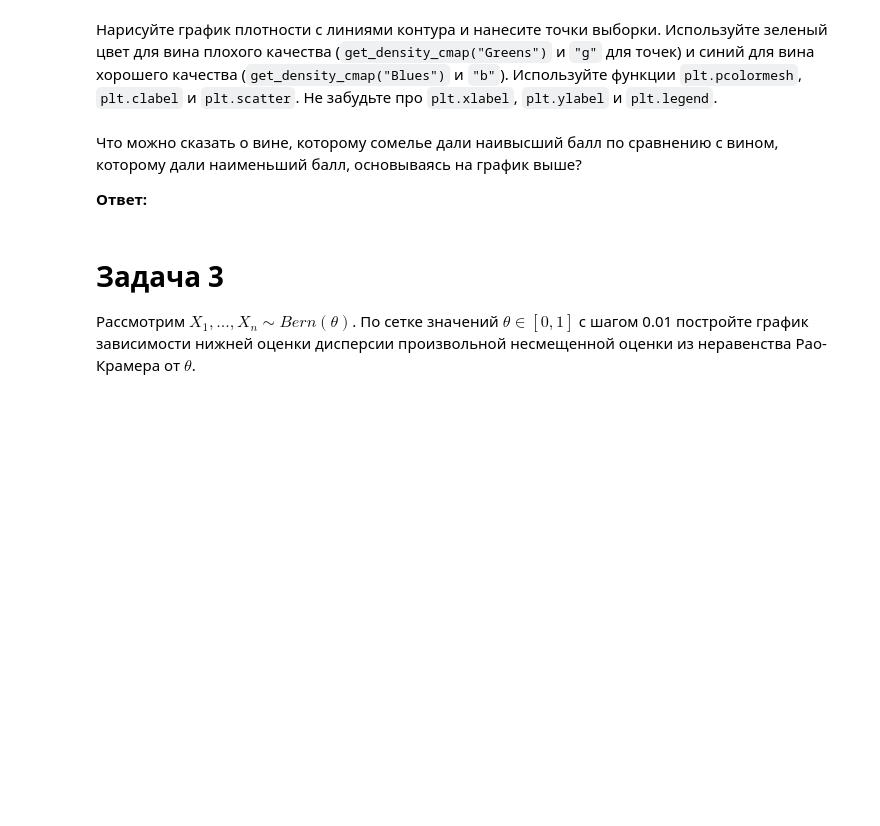
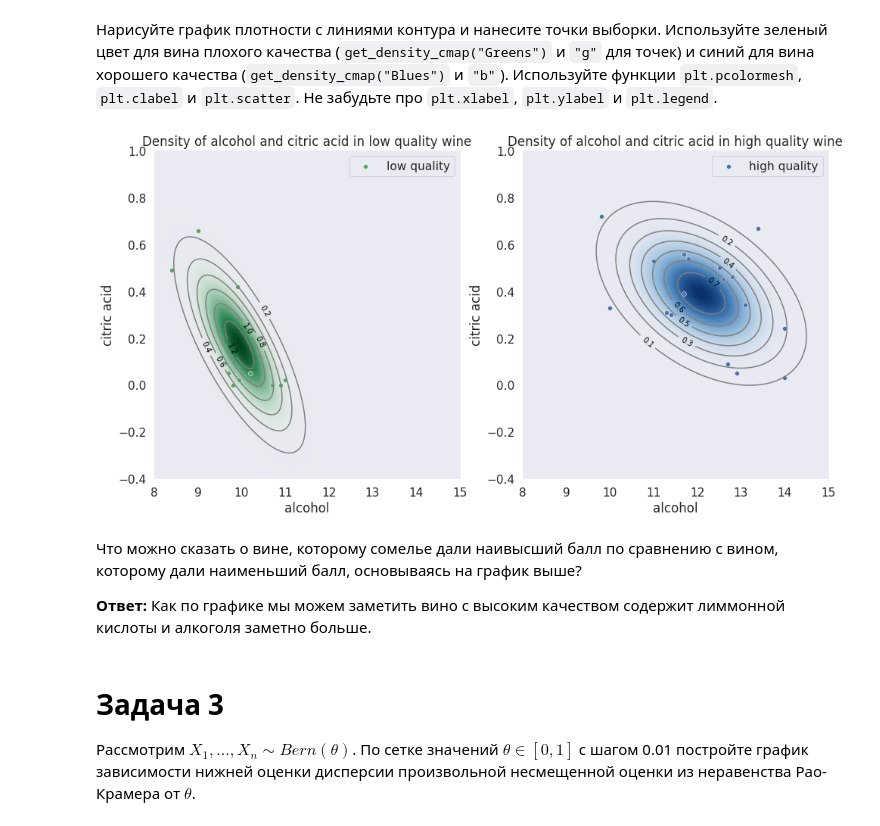
Before and after one commit to ashot-gimishyan/MathStat-Practise, a Jupyter notebook: task_3.ipynb, the cells around one changed output. Cells and saved outputs as stored; diff of their text form; code cells hidden in the pictures; blank space fills up the shorter version.

```diff
--- a/task_3.ipynb
+++ b/task_3.ipynb
@@ -248,3 +320,19 @@ plt.show()
+# %%
+low_quality, high_quality = data.loc[(data['quality'] == 3)], data.loc[(data['quality'] == 8)]
+
+low_quality_sample, high_quality_sample = low_quality[['alcohol', 'citric acid']], high_quality[['alcohol', 'citric acid']]
+
+low_quality_mu, high_quality_mu = low_quality_sample.mean(), high_quality_sample.mean()
+
+low_quality_cov, high_quality_cov = np.cov(low_quality_sample.T, bias=True), np.cov(high_quality_sample.T, bias=True)
+
+# X - border for 'alcohol' and Y - border for 'citric acid'
+X, Y = np.linspace(8, 15, 200), np.linspace(-0.4, 1, 200)
+
+border = np.transpose([np.tile(X, Y.size), np.repeat(Y, X.size)]).reshape((Y.size, X.size, 2))
+
+low_quality_pdf = sps.multivariate_normal(mean=low_quality_mu, cov=low_quality_cov).pdf(border)
+high_quality_pdf = sps.multivariate_normal(mean=high_quality_mu, cov=high_quality_cov).pdf(border)
 # %% [markdown]
 Нарисуйте график плотности с линиями контура и нанесите точки выборки. Используйте зеленый цвет для вина плохого качества (`get_density_cmap("Greens")` и `"g"` для точек) и синий для вина хорошего качества (`get_density_cmap("Blues")` и `"b"`). Используйте функции `plt.pcolormesh`, `plt.clabel` и `plt.scatter`. Не забудьте про `plt.xlabel`, `plt.ylabel` и `plt.legend`.
 # %%
@@ -260,7 +346,33 @@ def get_density_cmap(name):
+# %%
+cmaps = [get_density_cmap("Greens"), get_density_cmap("Blues")]
+pdfs = [low_quality_pdf, high_quality_pdf]
+colors = ["g", "b"]
+samples = [low_quality, high_quality]
+means = [low_quality_mu, high_quality_mu]
+titles = ['low', 'high']
+# %%
+def density_cmap(samples, means, pfds, cmaps, titles, colors, X, Y):
+  fig, axes = plt.subplots(1, 2, figsize=(16, 8))
+  for index in range(len(samples)):
+    axes[index].set_title(f"Density of alcohol and citric acid in {titles[index]} quality wine")
+    axes[index].pcolormesh(X, Y, pdfs[index], cmap=cmaps[index], shading='auto')
+    cs = axes[index].contour(X, Y, pdfs[index], colors="grey")
+    axes[index].clabel(cs, cs.levels, fontsize=10, colors='black')
+    sns.scatterplot(ax=axes[index],
+                    data=samples[index],
+                    x='alcohol',
+                    y='citric acid',
+                    color=colors[index],
+                    label=f"{titles[index]} quality")
+  plt.show()
+# %%
+density_cmap(samples, means, pdfs, cmaps, titles, colors, X, Y)
+# %% [output]
+[figure, added]
 # %% [markdown]
 Что можно сказать о вине, которому сомелье дали наивысший балл по сравнению с вином, которому дали наименьший балл, основываясь на график выше?
 
-**Ответ:**
+**Ответ:** Как по графике мы можем заметить вино с высоким качеством содержит лиммонной кислоты и алкоголя заметно больше.
 # %% [markdown]
 # Задача 3
 
```
Also changed, not shown: parts of 22 cells of this notebook.
